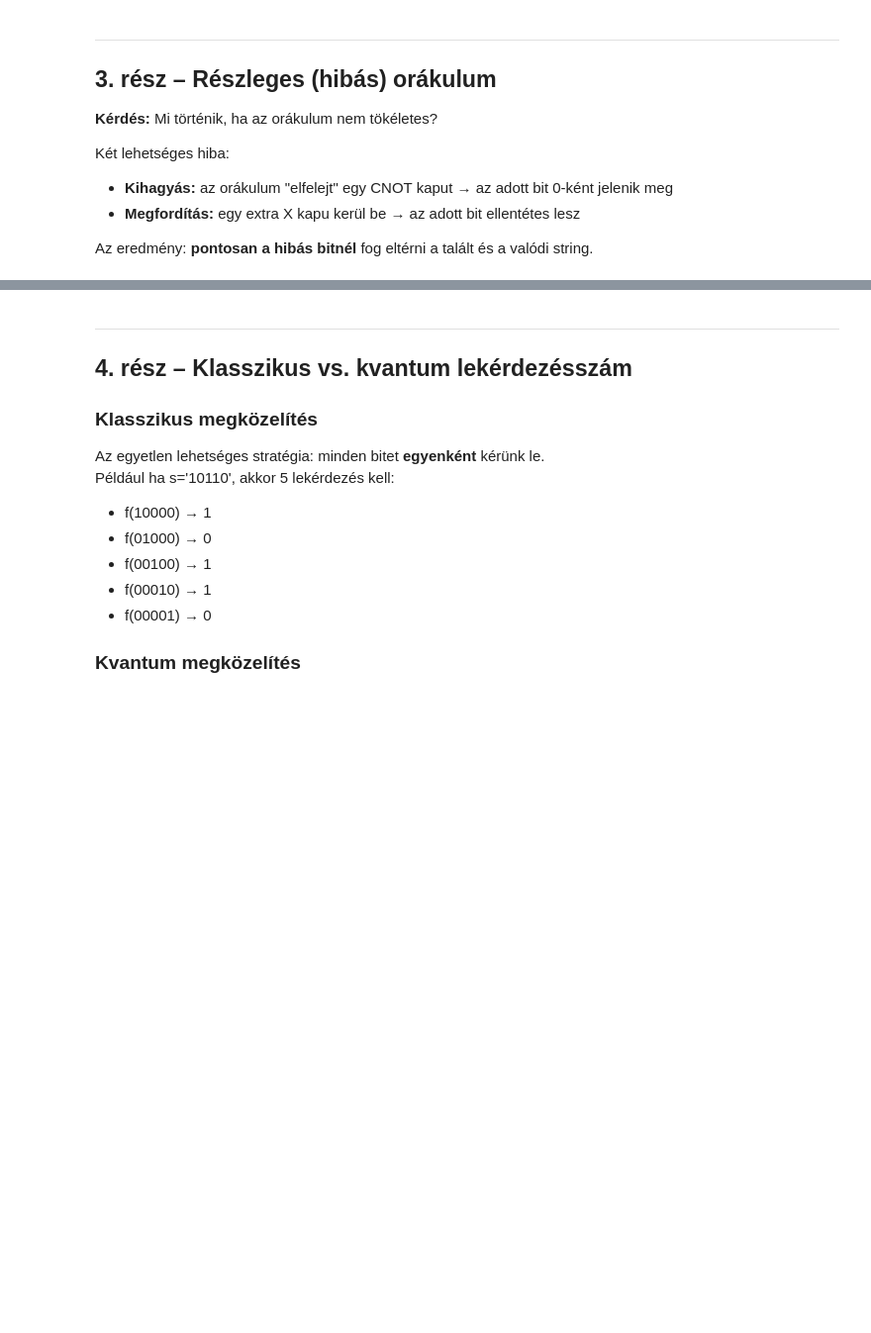
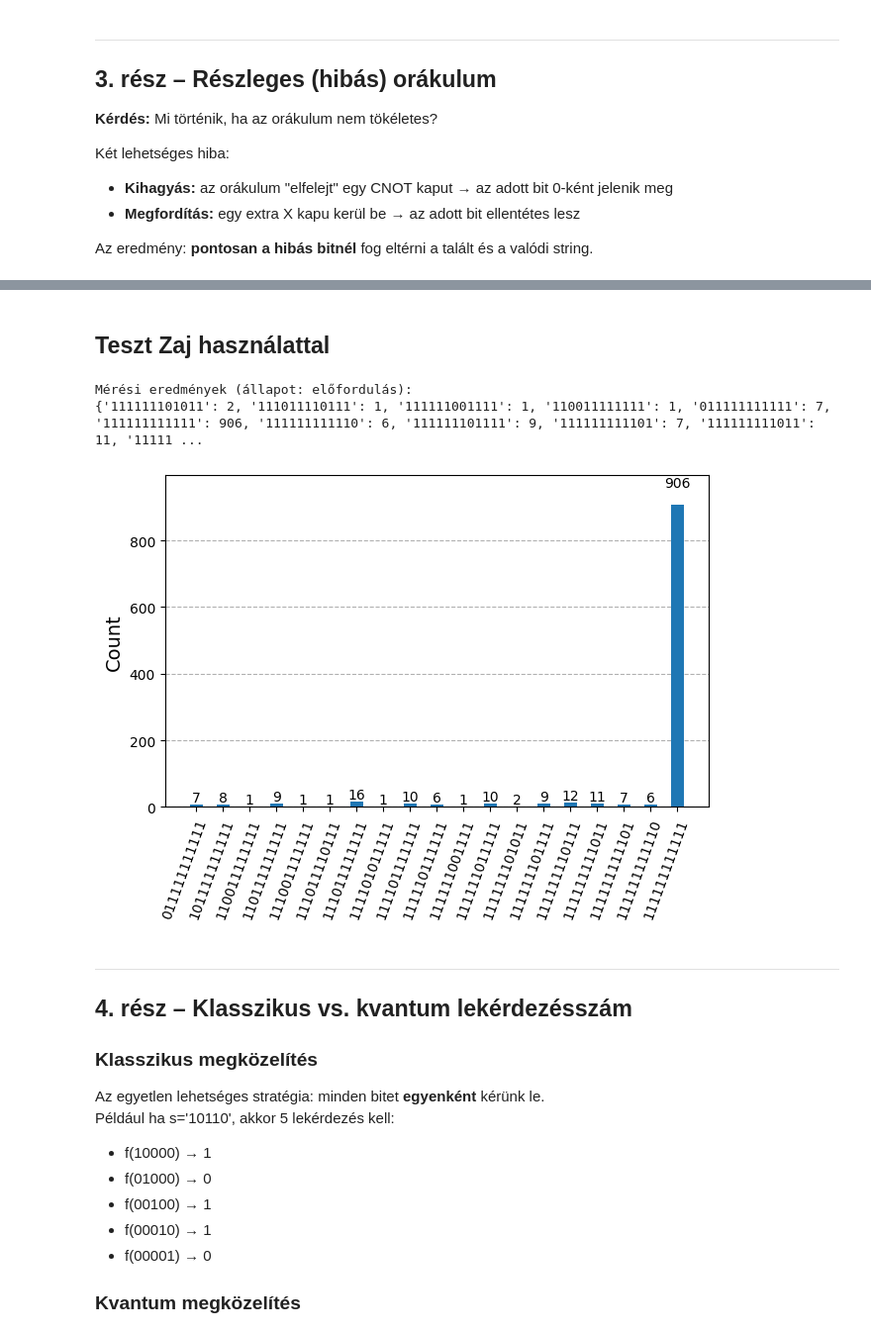
Before and after one commit to kovacsmark2015/Kvantum, a Jupyter notebook: projekt_Main.ipynb, the cells around one changed output, grey strips where cells are left out. Shown at 99% size. Drawn from its saved outputs; the diff is of its cells as text; code cells hidden in the pictures; blank space fills up the shorter version.

```diff
--- a/projekt_Main.ipynb
+++ b/projekt_Main.ipynb
@@ -222,3 +257,24 @@ plot_histogram(counts_hiba)
+# %% [markdown]
+## Teszt Zaj használattal
+# %%
+from qiskit_aer.noise import NoiseModel, depolarizing_error
+
+# Egyszerű zajmodell: 1% hiba minden kapunál
+noise_model = NoiseModel()
+error = depolarizing_error(0.01, 1)          # 1 qubites kapukra
+noise_model.add_all_qubit_quantum_error(error, ['h', 'x'])
+
+# Futtatás zajjal
+result = simulator.run(lefordított, shots=1024, noise_model=noise_model).result()
+counts = result.get_counts()
+print("Mérési eredmények (állapot: előfordulás):")
+print(counts)
+
+plot_histogram(counts)
+# %% [output]
+Mérési eredmények (állapot: előfordulás):
+{'111111101011': 2, '111011110111': 1, '111111001111': 1, '110011111111': 1, '011111111111': 7, '111111111111': 906, '111111111110': 6, '111111101111': 9, '111111111101': 7, '111111111011': 11, '11111 ...
+[figure, added]
 # %% [markdown]
 ---
 ## 4. rész – Klasszikus vs. kvantum lekérdezésszám
```
Also changed, not shown: parts of 5 cells of this notebook.
